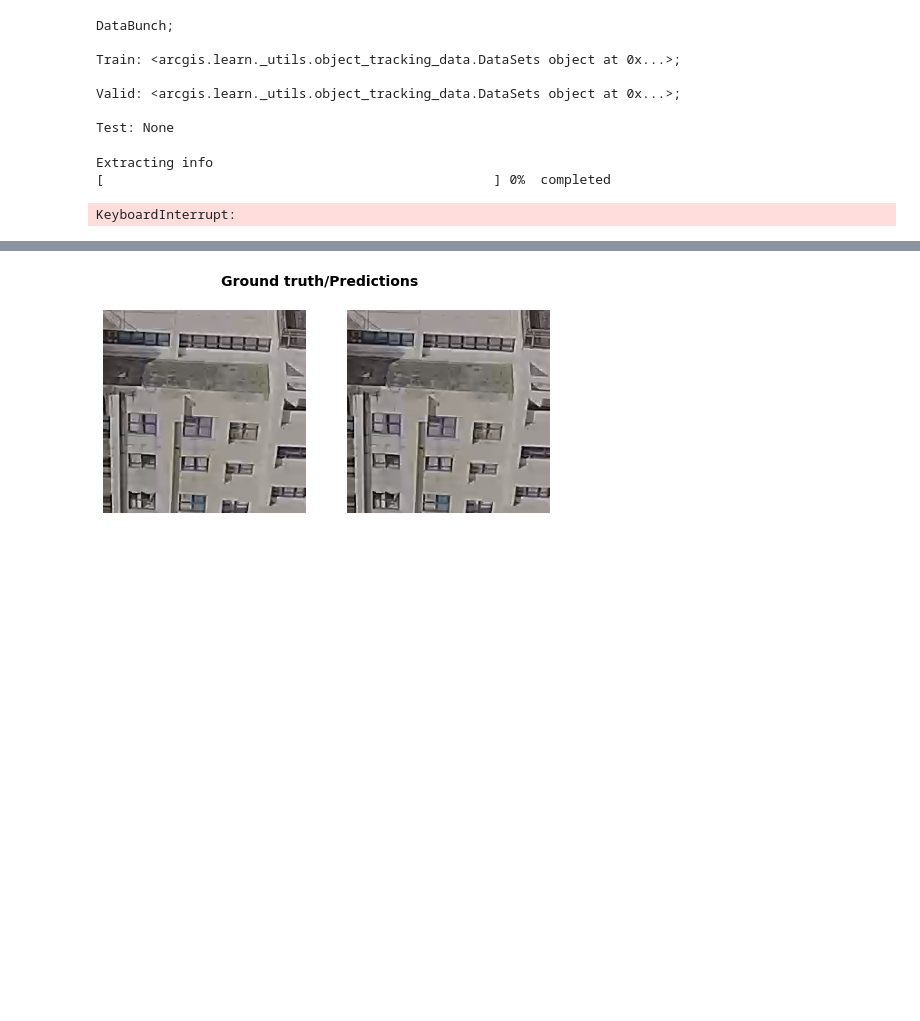
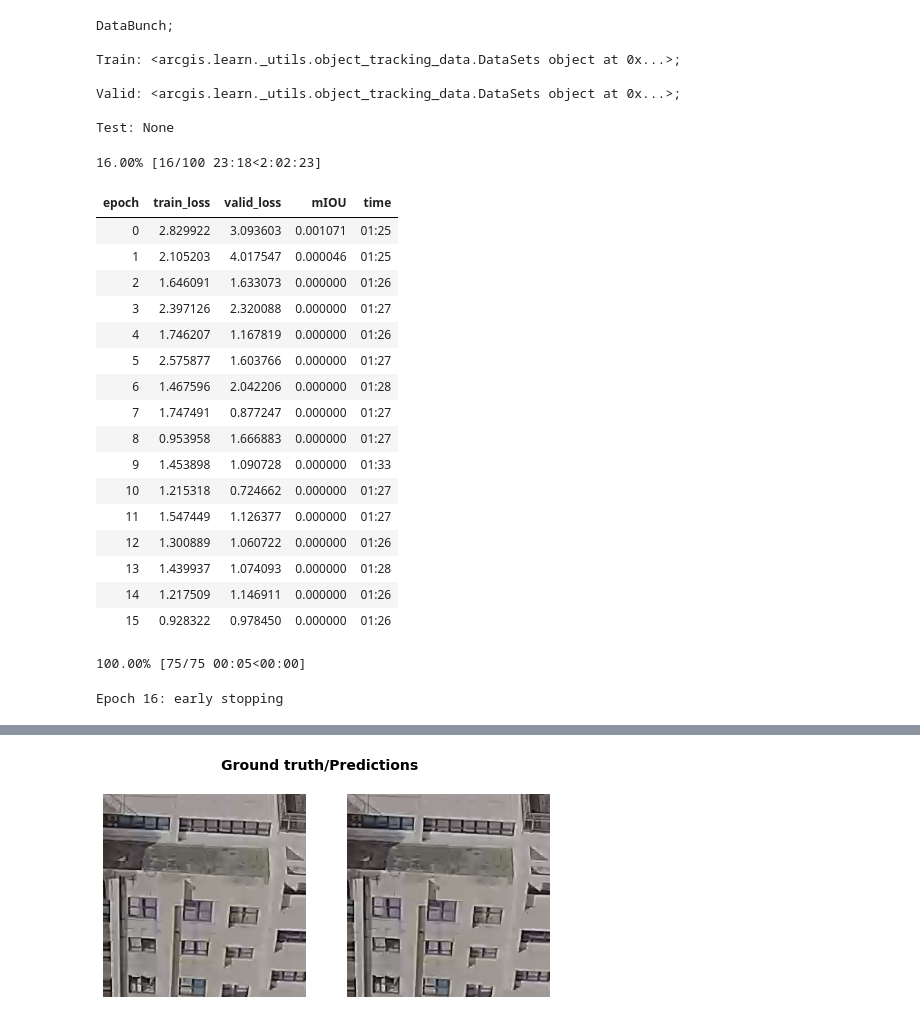
Before and after one commit to AlexanderPoone/arcgis-demo-collection, a Jupyter notebook: traffic2/example.ipynb, the cells around one changed output, grey strips where cells are left out. Cells and saved outputs as stored; diff of their text form; code cells hidden in the pictures; blank space fills up the shorter version.

```diff
--- a/traffic2/example.ipynb
+++ b/traffic2/example.ipynb
@@ -35,8 +36,24 @@ data.train_dl()
-# %%
-from arcgis.learn import prepare_data
-data = prepare_data(r"C:\Users\Alex\workspace\train", dataset_type="ObjectTracking", batch_size=64)
-# %% [output]
-Extracting info
-[                                                  ] 0%  completed
-KeyboardInterrupt:
+# %%
+ot.fit(epochs=100, early_stopping=True)
+# %% [output]
+16.00% [16/100 23:18<2:02:23]
+| epoch | train_loss | valid_loss | mIOU | time |
+| 0 | 2.829922 | 3.093603 | 0.001071 | 01:25 |
+| 1 | 2.105203 | 4.017547 | 0.000046 | 01:25 |
+| 2 | 1.646091 | 1.633073 | 0.000000 | 01:26 |
+| 3 | 2.397126 | 2.320088 | 0.000000 | 01:27 |
+| 4 | 1.746207 | 1.167819 | 0.000000 | 01:26 |
+| 5 | 2.575877 | 1.603766 | 0.000000 | 01:27 |
+| 6 | 1.467596 | 2.042206 | 0.000000 | 01:28 |
+| 7 | 1.747491 | 0.877247 | 0.000000 | 01:27 |
+| 8 | 0.953958 | 1.666883 | 0.000000 | 01:27 |
+| 9 | 1.453898 | 1.090728 | 0.000000 | 01:33 |
+| 10 | 1.215318 | 0.724662 | 0.000000 | 01:27 |
+| 11 | 1.547449 | 1.126377 | 0.000000 | 01:27 |
+| 12 | 1.300889 | 1.060722 | 0.000000 | 01:26 |
+| 13 | 1.439937 | 1.074093 | 0.000000 | 01:28 |
+| 14 | 1.217509 | 1.146911 | 0.000000 | 01:26 |
+| 15 | 0.928322 | 0.978450 | 0.000000 | 01:26 |
+100.00% [75/75 00:05<00:00]
+Epoch 16: early stopping
 # %%
```
Also changed, not shown: parts of 14 cells of this notebook, 4 other files.
